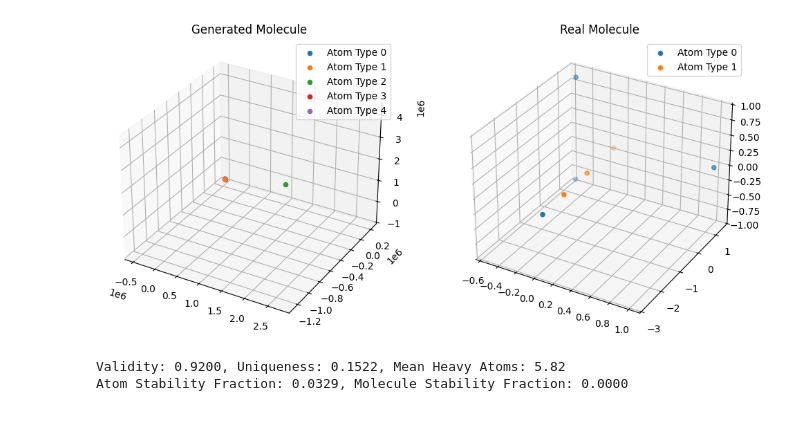
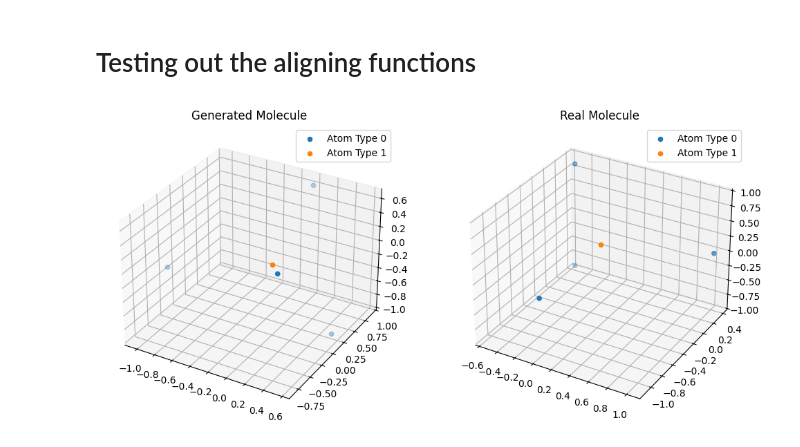
Before and after one commit to edovergna/equi-drifting, a Jupyter notebook: notebooks/aligned_loss.ipynb, the cells around one changed output. Cells and saved outputs as stored; diff of their text form; code cells hidden in the pictures.

Commit message:
aligning method works

```diff
--- a/notebooks/aligned_loss.ipynb
+++ b/notebooks/aligned_loss.ipynb
@@ -1321,36 +501,0 @@ spherical_distance:  tensor(3.5277, device='mps:0', grad_fn=<MeanBackward0>)
-# %%
-gen_pos, gen_types = model(pos_noise, type_noise, dense_edge_index)
-gen_pos = gen_pos.reshape(NUM_GEN, 7, 3)
-gen_types = gen_types.reshape(NUM_GEN, 7, 5)
-gen_pos = gen_pos - gen_pos.mean(dim=1, keepdim=True)
-gen_types_prob = F.softmax(gen_types, dim=-1)
-gen_types_sphere = probs_to_sphere(gen_types_prob, eps=1e-8)
-gen_types_prob = sphere_to_probs(gen_types_sphere, eps=1e-8)
-
-gen_types_argmax = gen_types_prob.argmax(dim=-1).float()
-real_types_argmax = real_types.argmax(dim=-1).float()
-
-# print(real_types_argmax)
-# print(gen_types_argmax)
-
-INDEX_GEN_MOL = 0
-
-real_positions = real_positions.detach().cpu()
-real_types_argmax = real_types_argmax.detach().cpu()
-gen_pos = gen_pos.detach().cpu()
-gen_types_argmax = gen_types_argmax.detach().cpu()
-
-visualize_both_molecules_with_atom_types(
-    gen_pos,
-    gen_types_argmax,
-    real_positions,
-    real_types_argmax,
-    INDEX_GEN_MOL,
-)
-# %% [output]
-[figure, removed]
-# %%
-evaluate_generated_molecules(gen_pos, gen_types_prob)
-# %% [output]
-Validity: 0.9200, Uniqueness: 0.1522, Mean Heavy Atoms: 5.82
-Atom Stability Fraction: 0.0329, Molecule Stability Fraction: 0.0000
@@ -1356,0 +708,43 @@ Atom Stability Fraction: 0.0329, Molecule Stability Fraction: 0.0000
+# %% [markdown]
+# Testing out the aligning functions
+# %%
+mol = dataset[0]
+mol_pos = mol.pos
+mol_types = mol.real_atom_types
+N_atoms = mol.num_nodes
+
+mol_pos = mol_pos - mol_pos.mean(dim=0, keepdim=True)
+
+# Random permutation
+torch.manual_seed(0)
+perm = torch.randperm(N_atoms, device=mol_pos.device)
+
+# Random proper rotation matrix, det(R) = +1
+A = torch.randn(3, 3, device=mol_pos.device, dtype=mol_pos.dtype)
+Q, _ = torch.linalg.qr(A)
+
+if torch.det(Q) < 0:
+    Q[:, -1] *= -1
+
+R_true = Q
+
+# Create transformed/generated molecule
+gen_pos_test = mol_pos[perm] @ R_true
+gen_types_test = mol_types[perm]
+
+# Add batch dimensions
+gen_pos_test = gen_pos_test.unsqueeze(0)      # [1, N_atoms, 3]
+gen_types_test = gen_types_test.unsqueeze(0)  # [1, N_atoms, 5]
+
+real_pos_test = mol_pos.unsqueeze(0)          # [1, N_atoms, 3]
+real_types_test = mol_types.unsqueeze(0)
+# %%
+visualize_both_molecules_with_atom_types(
+    gen_pos_test,
+    gen_types_test,
+    real_pos_test,
+    real_types_test,
+    mol_idx=0,
+)
+# %% [output]
+[figure, added]
```
Also changed, not shown: parts of 47 cells of this notebook, 1 other file.
